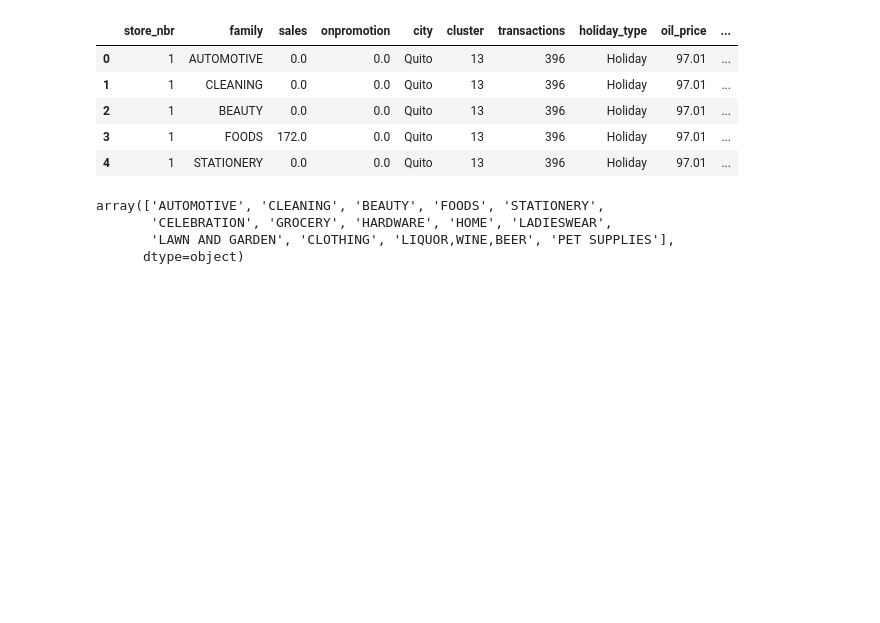
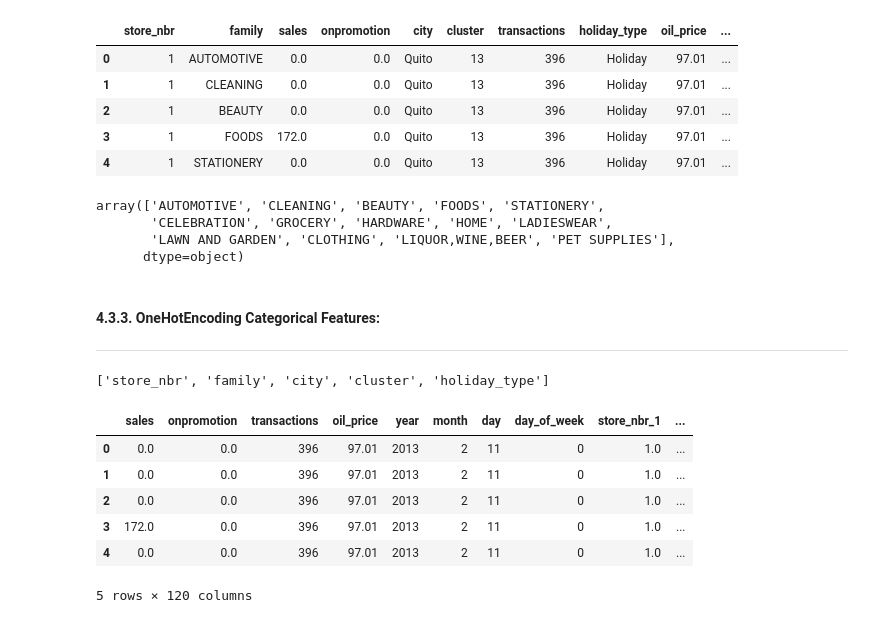
Before and after one commit to edmar-bevilaqua/store-sales-tsf-kaggle-competition, a Jupyter notebook: store-sales-tsf.ipynb, the cells around one changed output. Cells and saved outputs as stored; diff of their text form; code cells hidden in the pictures; blank space fills up the shorter version.

```diff
--- a/store-sales-tsf.ipynb
+++ b/store-sales-tsf.ipynb
@@ -1371,13 +1372,14 @@ array(['AUTOMOTIVE', 'BABY CARE', 'BEAUTY', 'BEVERAGES', 'BOOKS',
        'SEAFOOD'], dtype=object)
 # %%
 # Create groups based on similar families
+eletronic_families = ['PLAYERS AND ELECTRONICS','HARDWARE']
+clothing_families = ['LINGERIE', 'LADYSWARE']
 food_families = ['BEVERAGES', 'BREAD/BAKERY', 'FROZEN FOODS', 'MEATS', 'PREPARED FOODS', 'DELI','PRODUCE', 'DAIRY','POULTRY','EGGS','SEAFOOD']
+grocery_families = ['GROCERY I', 'GROCERY II']
+cleaning_families = ['HOME CARE', 'BABY CARE','PERSONAL CARE']
 home_families = ['HOME AND KITCHEN I', 'HOME AND KITCHEN II', 'HOME APPLIANCES']
-clothing_families = ['LINGERIE', 'LADYSWARE']
-grocery_families = ['GROCERY I', 'GROCERY II']
 stationery_families = ['BOOKS', 'MAGAZINES','SCHOOL AND OFFICE SUPPLIES']
-cleaning_families = ['HOME CARE', 'BABY CARE','PERSONAL CARE']
-hardware_families = ['PLAYERS AND ELECTRONICS','HARDWARE']
+
 
 # Categorize the 'family' feature based on the family groups
 merged_copy['family'] = np.where(merged_copy['family'].isin(food_families), 'FOODS', merged_copy['family'])
@@ -1386,7 +1388,7 @@ merged_copy['family'] = np.where(merged_copy['family'].isin(clothing_families),
 merged_copy['family'] = np.where(merged_copy['family'].isin(grocery_families), 'GROCERY', merged_copy['family'])
 merged_copy['family'] = np.where(merged_copy['family'].isin(stationery_families), 'STATIONERY', merged_copy['family'])
 merged_copy['family'] = np.where(merged_copy['family'].isin(cleaning_families), 'CLEANING', merged_copy['family'])
-merged_copy['family'] = np.where(merged_copy['family'].isin(hardware_families), 'HARDWARE', merged_copy['family'])
+merged_copy['family'] = np.where(merged_copy['family'].isin(eletronic_families), 'ELETRONICS', merged_copy['family'])
 
 # Print the updated DataFrame
 merged_copy.head()
@@ -1405,3 +1407,39 @@ array(['AUTOMOTIVE', 'CLEANING', 'BEAUTY', 'FOODS', 'STATIONERY',
        'CELEBRATION', 'GROCERY', 'HARDWARE', 'HOME', 'LADIESWEAR',
        'LAWN AND GARDEN', 'CLOTHING', 'LIQUOR,WINE,BEER', 'PET SUPPLIES'],
       dtype=object)
+# %% [markdown]
+#### 4.3.3. OneHotEncoding Categorical Features:
+---
+# %%
+# Select categorical features
+categorical_features = merged_copy.select_dtypes(include=['category', 'object']).columns.to_list()
+categorical_features
+# %% [output]
+['store_nbr', 'family', 'city', 'cluster', 'holiday_type']
+# %%
+# Perform one-hot encoding
+encoder = OneHotEncoder()
+one_hot_encoded_data = encoder.fit_transform(merged_copy[categorical_features])
+
+# Create column names for the one-hot encoded data
+column_names = encoder.get_feature_names_out(categorical_features)
+
+# Convert the one-hot encoded data to a DataFrame
+merged_encoded = pd.DataFrame(one_hot_encoded_data.toarray(), columns=column_names)
+
+# Concatenate the original dataframe with the one-hot encoded data
+merged_encoded = pd.concat([merged_copy, merged_encoded], axis=1)
+
+# Drop the original categorical columns
+merged_encoded.drop(categorical_features, axis=1, inplace=True)
+
+# Print the head of the encoded DataFrame
+merged_encoded.head()
+# %% [output]
+|  | sales | onpromotion | transactions | oil_price | year | month | day | day_of_week | store_nbr_1 | ... |
+| 0 | 0.0 | 0.0 | 396 | 97.01 | 2013 | 2 | 11 | 0 | 1.0 | ... |
+| 1 | 0.0 | 0.0 | 396 | 97.01 | 2013 | 2 | 11 | 0 | 1.0 | ... |
+| 2 | 0.0 | 0.0 | 396 | 97.01 | 2013 | 2 | 11 | 0 | 1.0 | ... |
+| 3 | 172.0 | 0.0 | 396 | 97.01 | 2013 | 2 | 11 | 0 | 1.0 | ... |
+| 4 | 0.0 | 0.0 | 396 | 97.01 | 2013 | 2 | 11 | 0 | 1.0 | ... |
+5 rows × 120 columns
```
Also changed, not shown: parts of 1 cell of this notebook.
